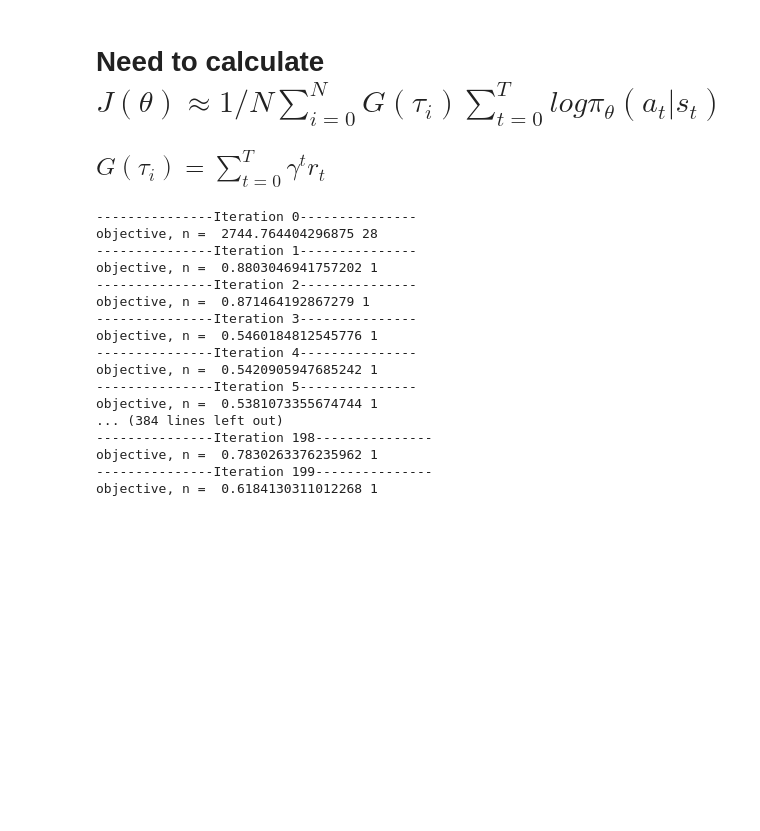
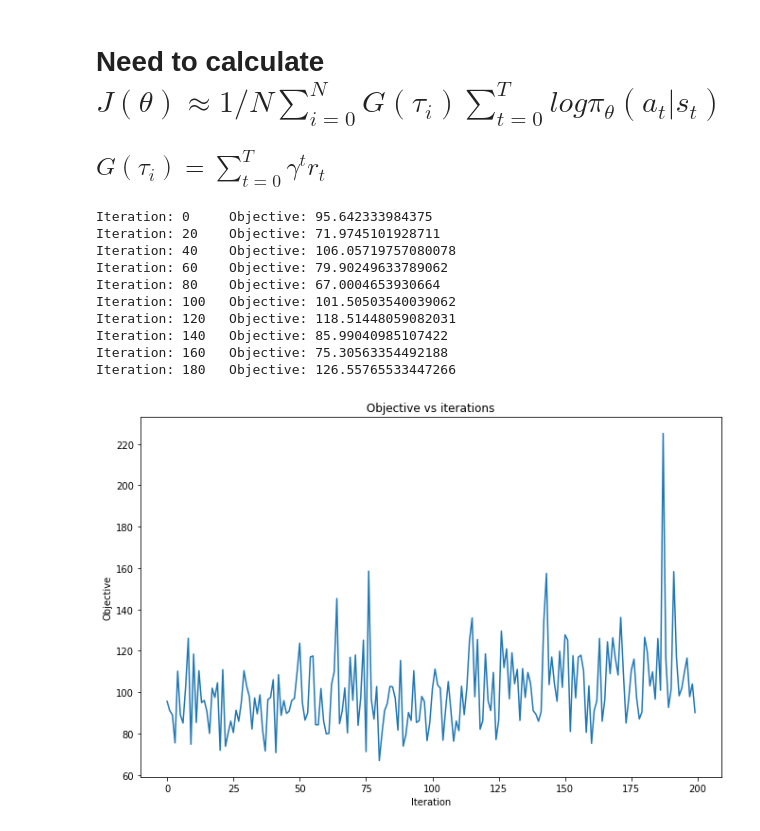
Before and after one commit to adqz/reinforcement_learning, a Jupyter notebook: hw3/q1.ipynb, the cells around one changed output. Cells and saved outputs as stored; diff of their text form; code cells hidden in the pictures; blank space fills up the shorter version.

```diff
--- a/hw3/q1.ipynb
+++ b/hw3/q1.ipynb
@@ -127,42 +166,44 @@ class PolicyGradient:
 # %%
 if __name__ == '__main__':
     render_env = False
-    verbose = False
-    # Initialize NN for policy
-    policy_network = makePolicyNN(num_actions=2, lr=0.01)
-    policy_network = policy_network
+    plot = True
+#     ## Part 1 (vanilla REINFORCE)
+#     policy_network = makePolicyNN(num_actions=2, lr=3e-4)
+#     pg = PolicyGradient(gamma=0.9, N = 100)
+#     policy_network, arr_objective = pg.doReinforcePart1(policy_network, verbose=True)
 
-    # Do vanilla REINFORCE
-    pg = PolicyGradient(gamma=0.9)
-    policy_network, arr_objective = pg.doVanillaReinforce(policy_network)
-
-    if verbose:
+    ## Part 2 (future discounted returns)
+    policy_network = makePolicyNN(num_actions=2, lr=1e-4)
+    pg = PolicyGradient(gamma=0.9, N = 200, max_steps=500)
+    policy_network, arr_objective = pg.doReinforcePart2(policy_network, verbose=True)
+    if plot:
         fig, ax = plt.subplots(figsize=(11,7))
         ax.plot(arr_objective)
+        ax.set_xlabel('Iteration')
+        ax.set_ylabel('Objective')
+        ax.set_title(' Objective vs iterations ')
         plt.show()
 
     if render_env:
+        steps = 0
         state = pg.env.reset()
         done = False
-        while not(done):
+        while steps<200:
             a, _ = pg.getAction(policy_network, state)
             state, r, done, info = pg.env.step(a)
+            steps+=1
+#             print('steps = ', steps)
             pg.env.render()
+        pg.env.env.close()
 # %% [output]
----------------Iteration 0---------------
-objective, n =  2744.764404296875 28
----------------Iteration 1---------------
-objective, n =  0.8803046941757202 1
----------------Iteration 2---------------
-objective, n =  0.871464192867279 1
----------------Iteration 3---------------
-objective, n =  0.5460184812545776 1
----------------Iteration 4---------------
-objective, n =  0.5420905947685242 1
----------------Iteration 5---------------
-objective, n =  0.5381073355674744 1
-... (384 lines left out)
----------------Iteration 198---------------
-objective, n =  0.7830263376235962 1
----------------Iteration 199---------------
-objective, n =  0.6184130311012268 1
+Iteration: 0     Objective: 95.642333984375
+Iteration: 20    Objective: 71.9745101928711
+Iteration: 40    Objective: 106.05719757080078
+Iteration: 60    Objective: 79.90249633789062
+Iteration: 80    Objective: 67.0004653930664
+Iteration: 100   Objective: 101.50503540039062
+Iteration: 120   Objective: 118.51448059082031
+Iteration: 140   Objective: 85.99040985107422
+Iteration: 160   Objective: 75.30563354492188
+Iteration: 180   Objective: 126.55765533447266
+[figure, added]
```
Also changed, not shown: parts of 1 cell of this notebook.
